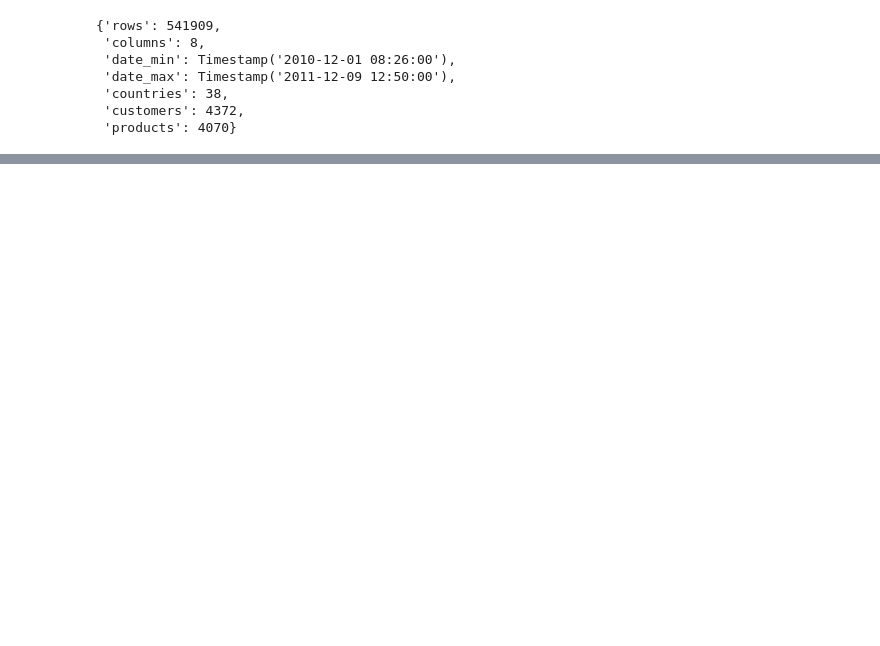
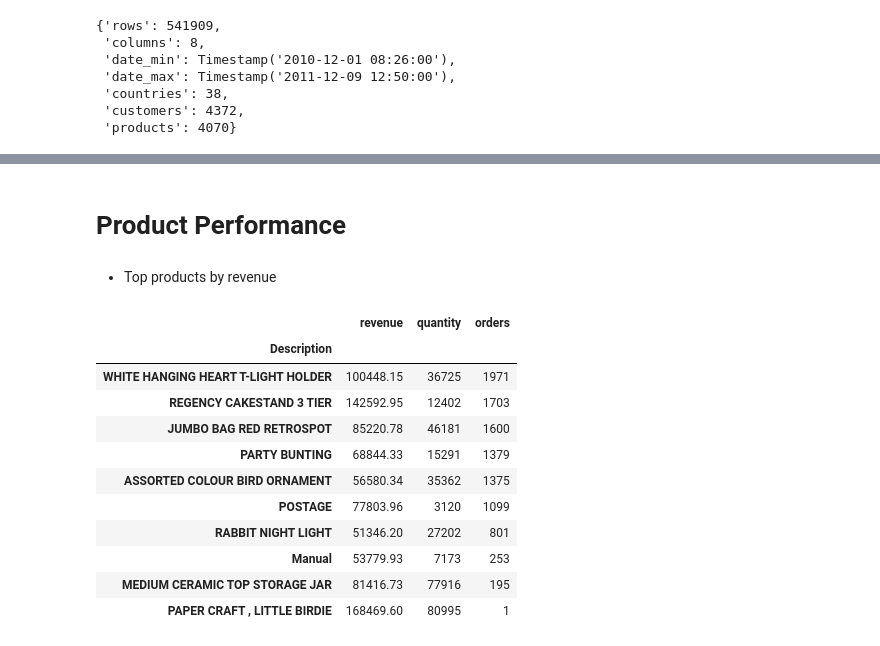
Before and after one commit to Lucasqrz1/online_retail, a Jupyter notebook: notebooks/online_retail.ipynb, the cells around one changed output, grey strips where cells are left out. Drawn from its saved outputs; the diff is of its cells as text; code cells hidden in the pictures; blank space fills up the shorter version.

```diff
--- a/notebooks/online_retail.ipynb
+++ b/notebooks/online_retail.ipynb
@@ -68,0 +167,33 @@ summary
+# %% [markdown]
+# Product Performance
+# %% [markdown]
+- Top products by revenue
+# %%
+# Analyze top products by revenue, quantity sold, and number of orders
+top_products = (
+    df_clean
+    .groupby("Description")
+    .agg(
+        revenue=("Revenue", "sum"),
+        quantity=("Quantity", "sum"),
+        orders=("InvoiceNo", "nunique")
+    )
+    .sort_values("revenue", ascending=False)
+    .head(10)
+)
+
+top_products_by_orders = top_products.sort_values("orders", ascending=False).head(10)
+top_products_by_orders
+# %% [output]
+|  | revenue | quantity | orders |
+| Description |  |  |  |
+| WHITE HANGING HEART T-LIGHT HOLDER | 100448.15 | 36725 | 1971 |
+| REGENCY CAKESTAND 3 TIER | 142592.95 | 12402 | 1703 |
+| JUMBO BAG RED RETROSPOT | 85220.78 | 46181 | 1600 |
+| PARTY BUNTING | 68844.33 | 15291 | 1379 |
+| ASSORTED COLOUR BIRD ORNAMENT | 56580.34 | 35362 | 1375 |
+| POSTAGE | 77803.96 | 3120 | 1099 |
+| RABBIT NIGHT LIGHT | 51346.20 | 27202 | 801 |
+| Manual | 53779.93 | 7173 | 253 |
+| MEDIUM CERAMIC TOP STORAGE JAR | 81416.73 | 77916 | 195 |
+| PAPER CRAFT , LITTLE BIRDIE | 168469.60 | 80995 | 1 |
```
Also changed, not shown: parts of 17 cells of this notebook.
